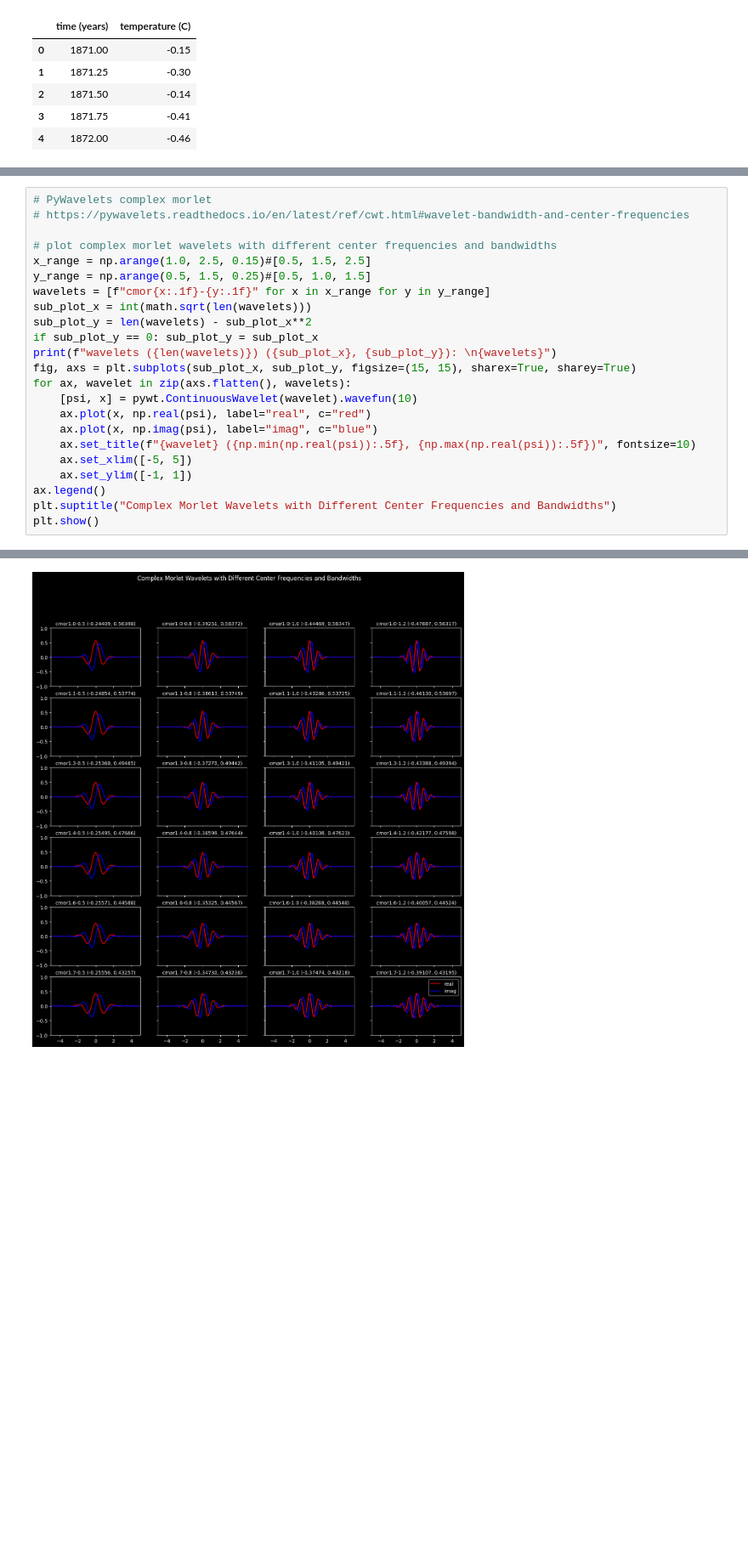
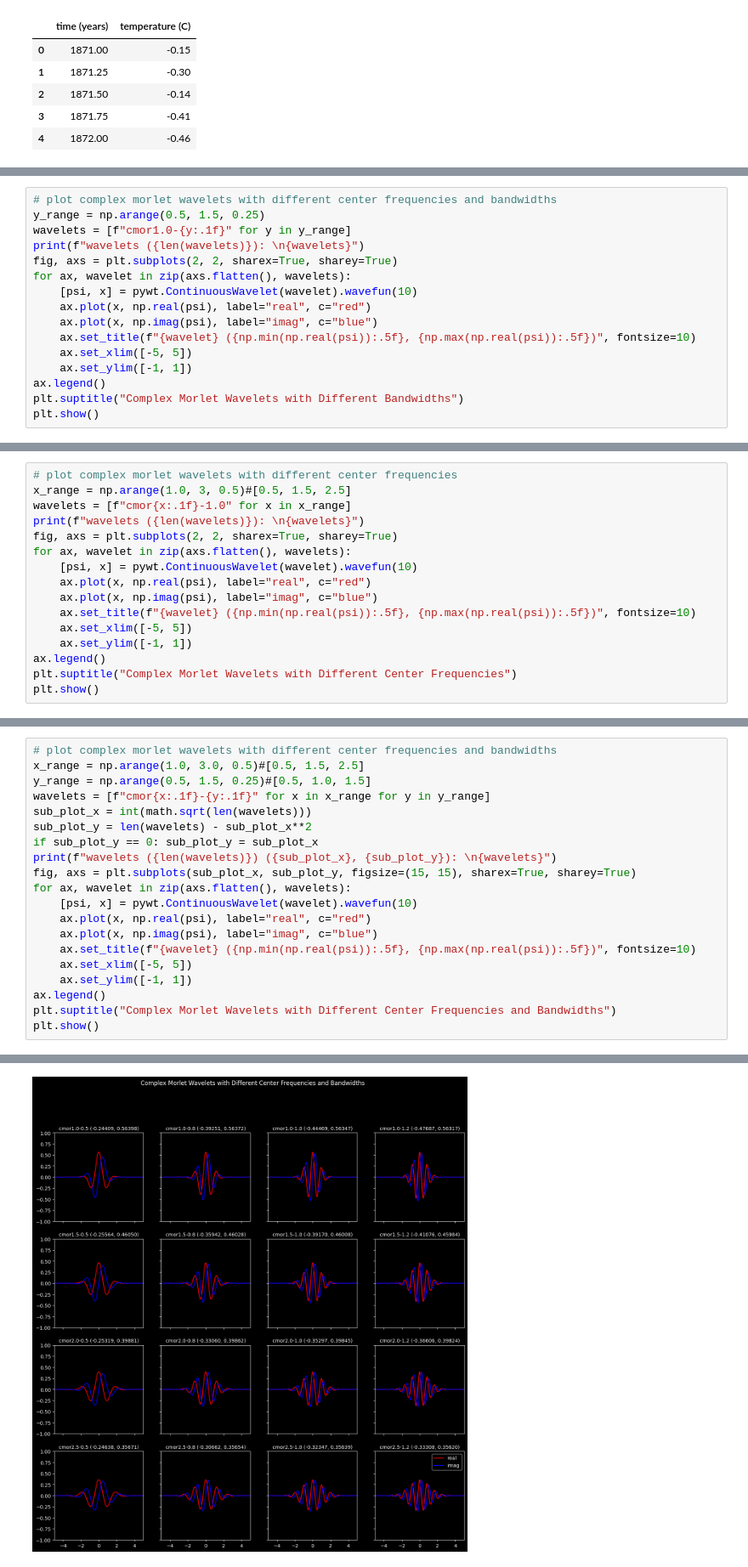
Before and after one commit to cyschneck/wavelet-tutorial, a Jupyter notebook: matching_scales.ipynb, the cells around one changed output, grey strips where cells are left out. Shown: that part at 85% size. Cells and saved outputs as stored; diff of their text form; blank space fills up the shorter version.

Commit message:
graph how differences in c and b change

```diff
--- a/matching_scales.ipynb
+++ b/matching_scales.ipynb
@@ -39,0 +43,16 @@ plt.show()
+# %%
+# plot complex morlet wavelets with different center frequencies and bandwidths
+y_range = np.arange(0.5, 1.5, 0.25)
+wavelets = [f"cmor1.0-{y:.1f}" for y in y_range]
+print(f"wavelets ({len(wavelets)}): \n{wavelets}")
+fig, axs = plt.subplots(2, 2, sharex=True, sharey=True)
+for ax, wavelet in zip(axs.flatten(), wavelets):
+    [psi, x] = pywt.ContinuousWavelet(wavelet).wavefun(10)
+    ax.plot(x, np.real(psi), label="real", c="red")
+    ax.plot(x, np.imag(psi), label="imag", c="blue")
+    ax.set_title(f"{wavelet} ({np.min(np.real(psi)):.5f}, {np.max(np.real(psi)):.5f})", fontsize=10)
+    ax.set_xlim([-5, 5])
+    ax.set_ylim([-1, 1])
+ax.legend()
+plt.suptitle("Complex Morlet Wavelets with Different Bandwidths")
+plt.show()
@@ -39,0 +63,16 @@ plt.show()
+# %%
+# plot complex morlet wavelets with different center frequencies
+x_range = np.arange(1.0, 3, 0.5)#[0.5, 1.5, 2.5]
+wavelets = [f"cmor{x:.1f}-1.0" for x in x_range]
+print(f"wavelets ({len(wavelets)}): \n{wavelets}")
+fig, axs = plt.subplots(2, 2, sharex=True, sharey=True)
+for ax, wavelet in zip(axs.flatten(), wavelets):
+    [psi, x] = pywt.ContinuousWavelet(wavelet).wavefun(10)
+    ax.plot(x, np.real(psi), label="real", c="red")
+    ax.plot(x, np.imag(psi), label="imag", c="blue")
+    ax.set_title(f"{wavelet} ({np.min(np.real(psi)):.5f}, {np.max(np.real(psi)):.5f})", fontsize=10)
+    ax.set_xlim([-5, 5])
+    ax.set_ylim([-1, 1])
+ax.legend()
+plt.suptitle("Complex Morlet Wavelets with Different Center Frequencies")
+plt.show()
@@ -40,9 +83,6 @@ plt.show()
 # %%
-# PyWavelets complex morlet
-# https://pywavelets.readthedocs.io/en/latest/ref/cwt.html#wavelet-bandwidth-and-center-frequencies
-
 # plot complex morlet wavelets with different center frequencies and bandwidths
-x_range = np.arange(1.0, 2.5, 0.15)#[0.5, 1.5, 2.5]
+x_range = np.arange(1.0, 3.0, 0.5)#[0.5, 1.5, 2.5]
 y_range = np.arange(0.5, 1.5, 0.25)#[0.5, 1.0, 1.5]
 wavelets = [f"cmor{x:.1f}-{y:.1f}" for x in x_range for y in y_range]
 sub_plot_x = int(math.sqrt(len(wavelets)))
@@ -66,4 +106,4 @@ wavelets (40) (6, 4):
-[figure, old version]
+[figure, new version]
 # %%
 def complex_morlet_pywavelets(time_step, B, C):
     # https://pywavelets.readthedocs.io/en/latest/ref/cwt.html#complex-morlet-wavelets
```
Also changed, not shown: parts of 9 cells of this notebook.
